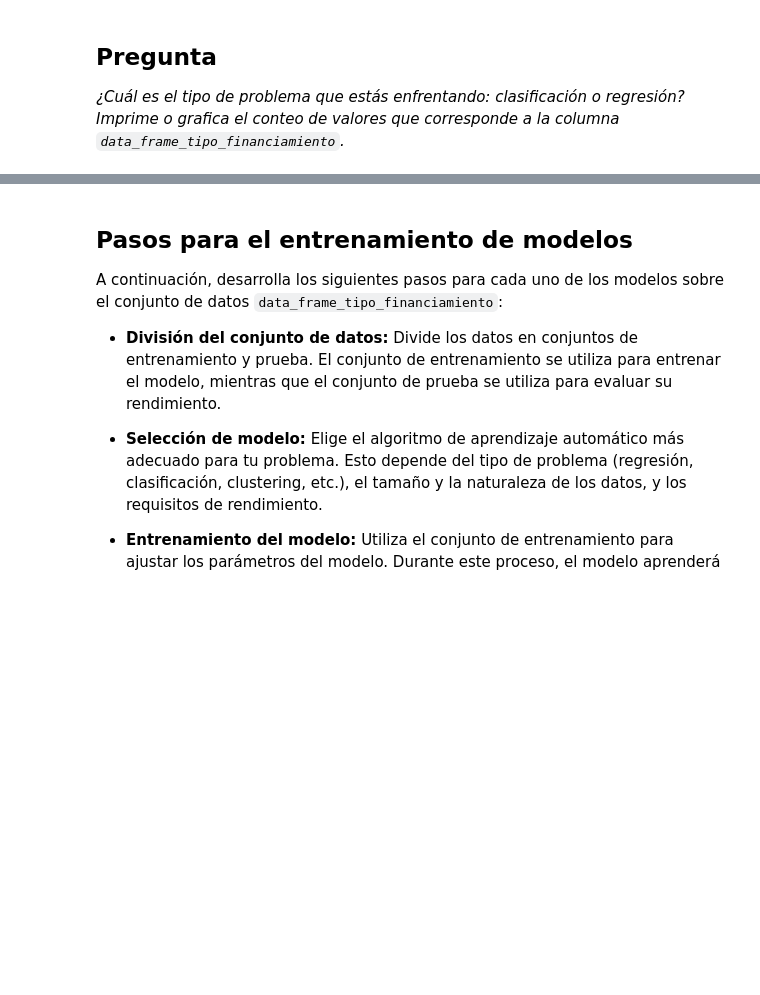
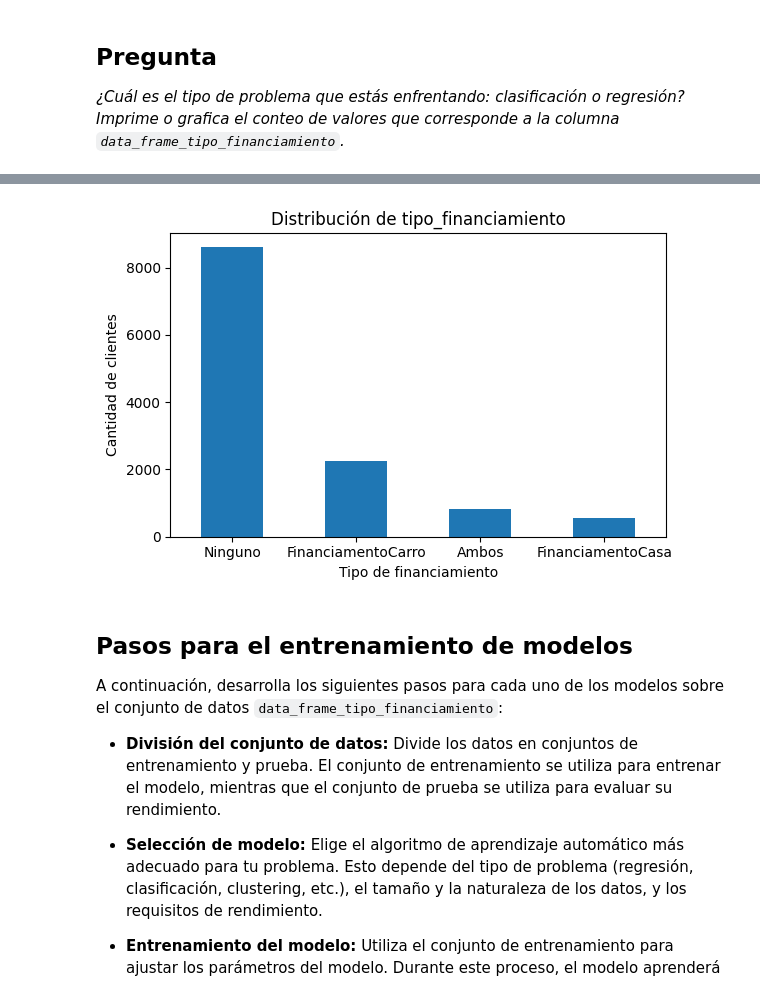
Before and after one commit to carloslario/python-b2-proyecto-final-lariocarlos, a Jupyter notebook: python_b2_proyecto_final.ipynb, the cells around one changed output, grey strips where cells are left out. Drawn from its saved outputs; the diff is of its cells as text; code cells hidden in the pictures; blank space fills up the shorter version.

```diff
--- a/python_b2_proyecto_final.ipynb
+++ b/python_b2_proyecto_final.ipynb
@@ -1806,2 +1808,5 @@ Utiliza técnicas de validación cruzada para obtener estimaciones más robustas
 # %%
 # Write you code here
+conteo = data_frame_tipo_financiamiento["tipo_financiamiento"].value_counts()
+print("Valores de tipo_financiamineto (codificada):")
+print(conteo)
@@ -1808,2 +1821,5 @@ Utiliza técnicas de validación cruzada para obtener estimaciones más robustas
 # %%
 # Write you code here, add your custom plot
+conteo_etiquetas = conteo.rename(index=tipo_financiamiento_mapping)
+print("\nConteo de valores de la variable objetivo (con etiquetas):")
+print(conteo_etiquetas)
@@ -1810,3 +1834,14 @@ Utiliza técnicas de validación cruzada para obtener estimaciones más robustas
+# %%
+plt.figure(figsize=(6,4))
+conteo_etiquetas.plot(kind="bar")
+plt.title("Distribución de tipo_financiamiento")
+plt.xlabel("Tipo de financiamiento")
+plt.ylabel("Cantidad de clientes")
+plt.xticks(rotation=0)
+plt.tight_layout()
+plt.show()
+# %% [output]
+[figure, added]
 # %% [markdown]
 ## Pasos para el entrenamiento de modelos
 
```
Also changed, not shown: parts of 36 cells of this notebook.
